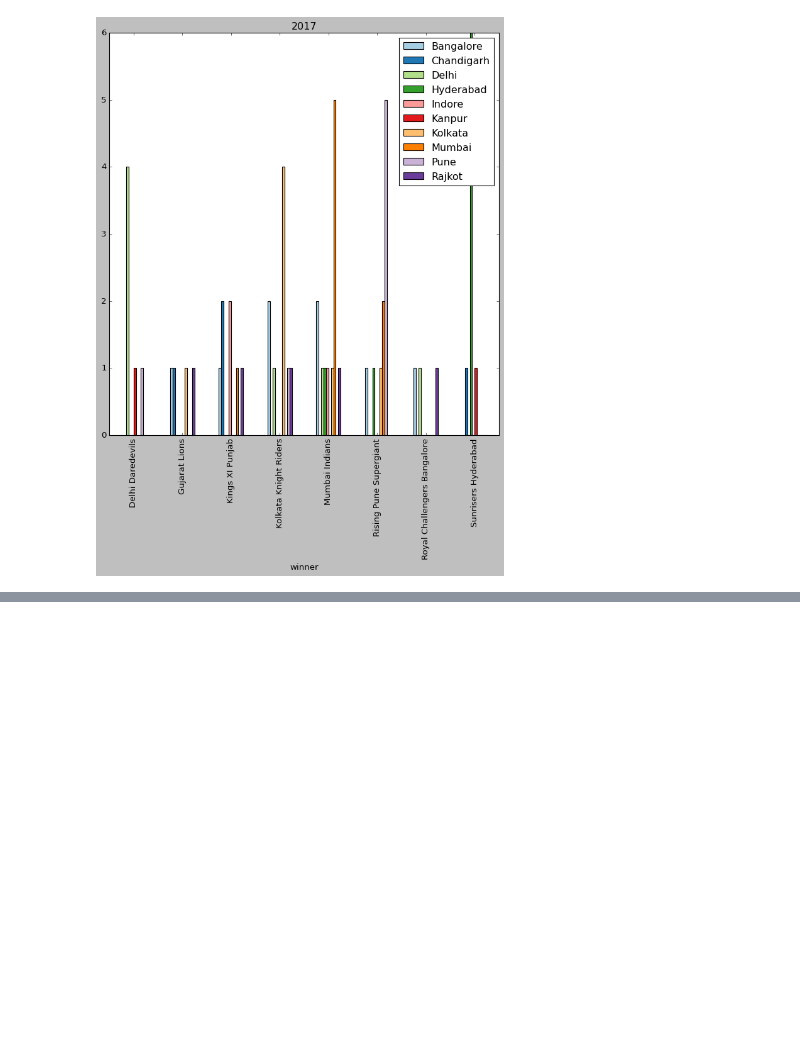
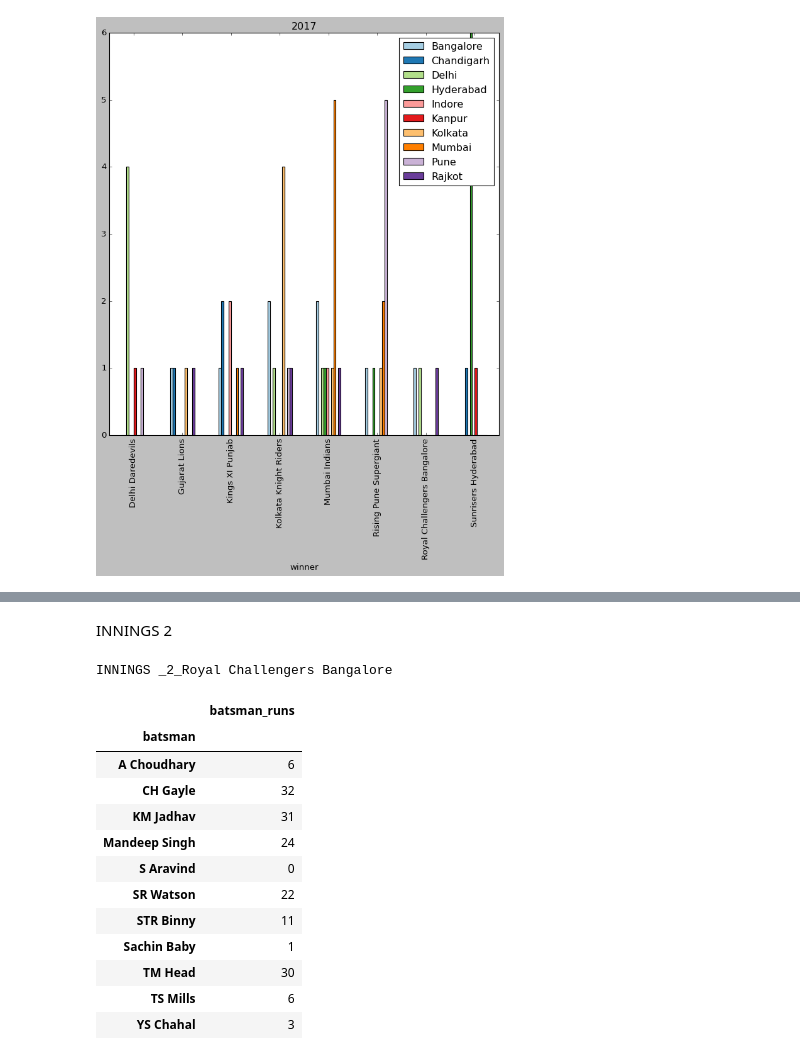
Before and after one commit to Aiant1/Data_Analysis_Projects, a Jupyter notebook: Indian_Premier_League_Data_analysis.ipynb, the cells around one changed output, grey strips where cells are left out. Cells and saved outputs as stored; diff of their text form; code cells hidden in the pictures; blank space fills up the shorter version.

```diff
--- a/Indian_Premier_League_Data_analysis.ipynb
+++ b/Indian_Premier_League_Data_analysis.ipynb
@@ -358,0 +486,22 @@ for seasons in seasons_played_in_india:
+# %% [markdown]
+INNINGS 2
+# %%
+cm = sns.light_palette("blue", as_cmap=True)
+a=list(innings_2["batting_team"])[0]
+
+batsman_indivisula_run_inn2.style.background_gradient(cmap=cm).set_caption(f"INNINGS _2_{a}").set_table_attributes("style='display:inline'")
+# %% [output]
+INNINGS _2_Royal Challengers Bangalore
+|  | batsman_runs |
+| batsman |  |
+| A Choudhary | 6 |
+| CH Gayle | 32 |
+| KM Jadhav | 31 |
+| Mandeep Singh | 24 |
+| S Aravind | 0 |
+| SR Watson | 22 |
+| STR Binny | 11 |
+| Sachin Baby | 1 |
+| TM Head | 30 |
+| TS Mills | 6 |
+| YS Chahal | 3 |
```
Also changed, not shown: parts of 11 cells of this notebook.
